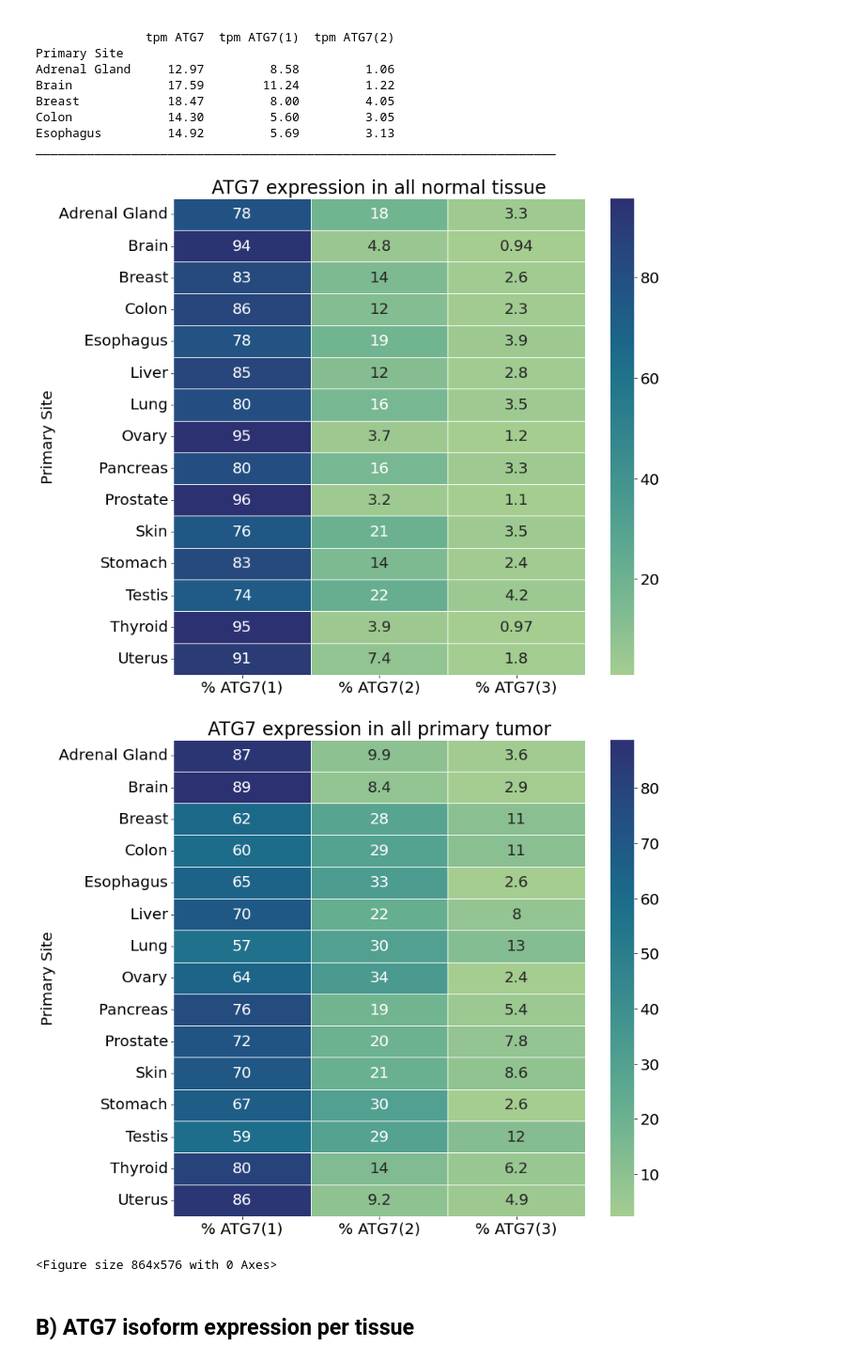
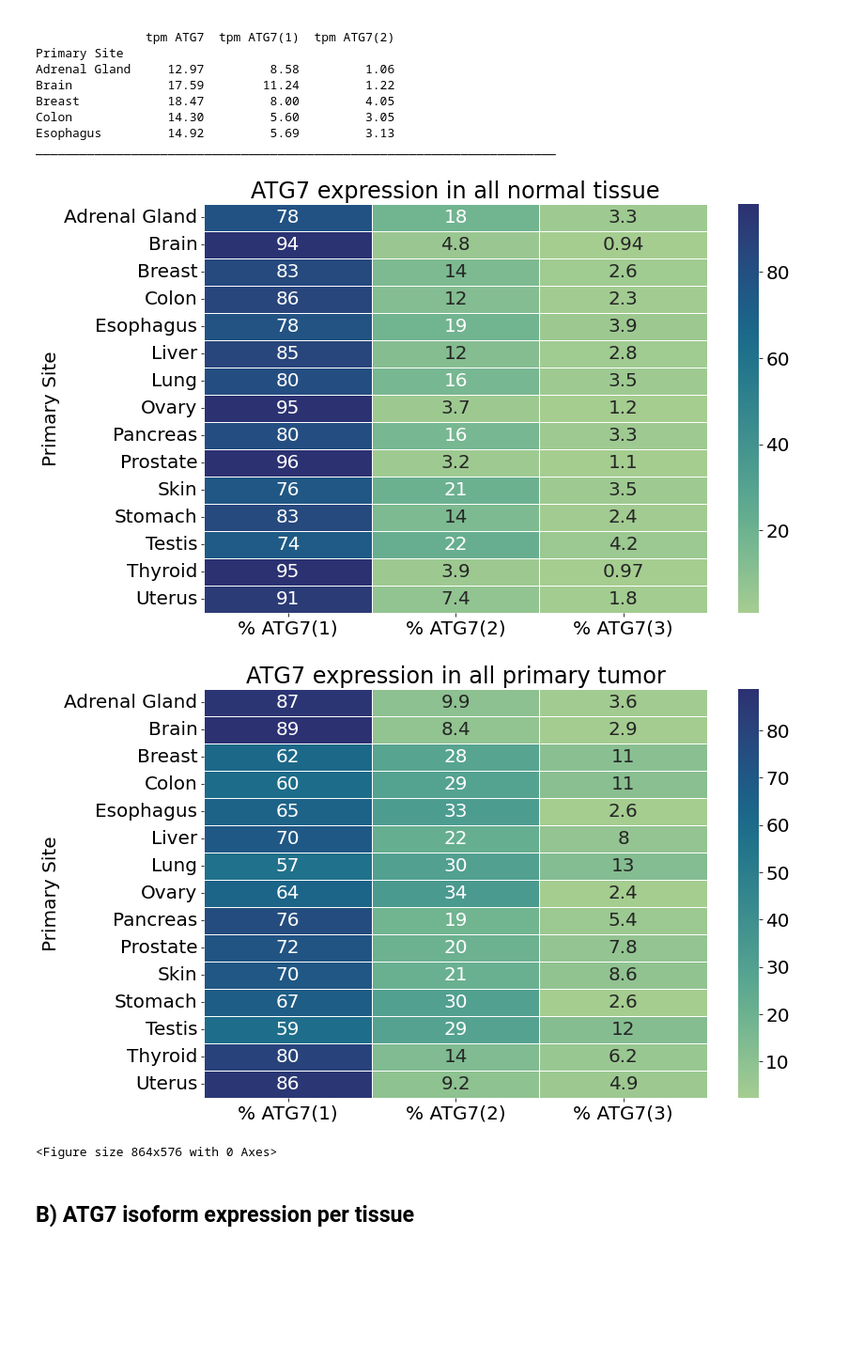
Before and after one commit to Keviosta/Article_short_isoform_ATG7_private, a Jupyter notebook: a_ATG7 characterisation/Communal_tissues_ATG7_isoform_characterisation.ipynb, the cells around one changed output. Shown at 94% size. Saved outputs shown, nothing was run; the diff lists cells and outputs as text; code cells hidden in the pictures; blank space fills up the shorter version.

```diff
--- a/a_ATG7 characterisation/Communal_tissues_ATG7_isoform_characterisation.ipynb
+++ b/a_ATG7 characterisation/Communal_tissues_ATG7_isoform_characterisation.ipynb
@@ -106,24 +106,23 @@ _______________________________________________________________________
 # %%
 #heatmap percentage
 dfs = df_sampletype_normal, df_sampletype_primary
 infos = 'normal tissue', 'primary tumor'
 
 for i in range(len(dfs)):
     df = dfs[i]
     info = infos[i]
 
     HeatMap_df = df[['% ATG7(1)', '% ATG7(2)', '% ATG7(3)']]
     heatmap = seaborn.heatmap(HeatMap_df, annot=True, cmap="crest", linewidths=.5)
     plt.title('ATG7 expression in all ' + info)
-    plt.subplots_adjust(top=1.2)
 
     name = 'heatmap_organs_' + info
     plt.savefig(path+path2+name+'.svg')
     plt.show()
     plt.clf()
 # %% [output]
-[figure, old version]
+[figure, new version]
-[figure, old version]
+[figure, new version]
 <Figure size 864x576 with 0 Axes>
 # %% [markdown]
 ## B) ATG7 isoform expression per tissue
```
Also changed, not shown: parts of 1 cell of this notebook, 1 other file.
